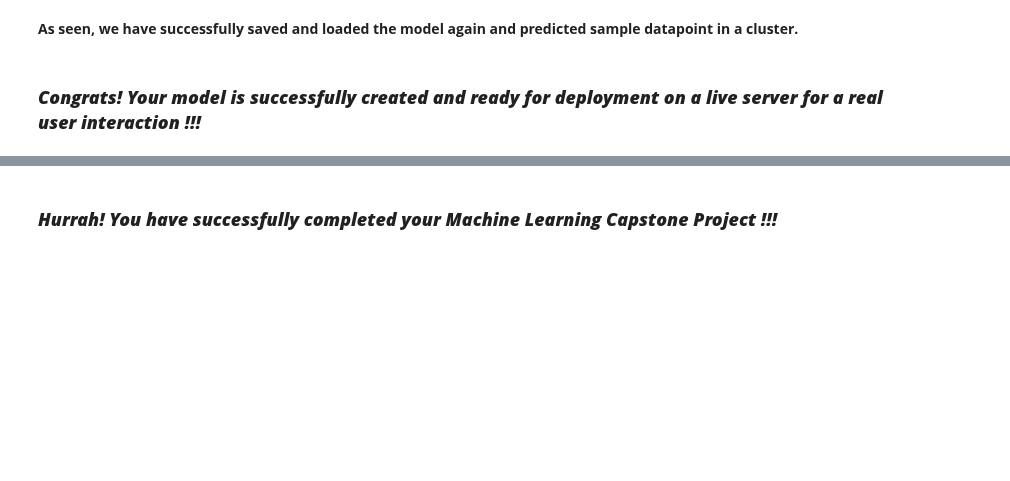
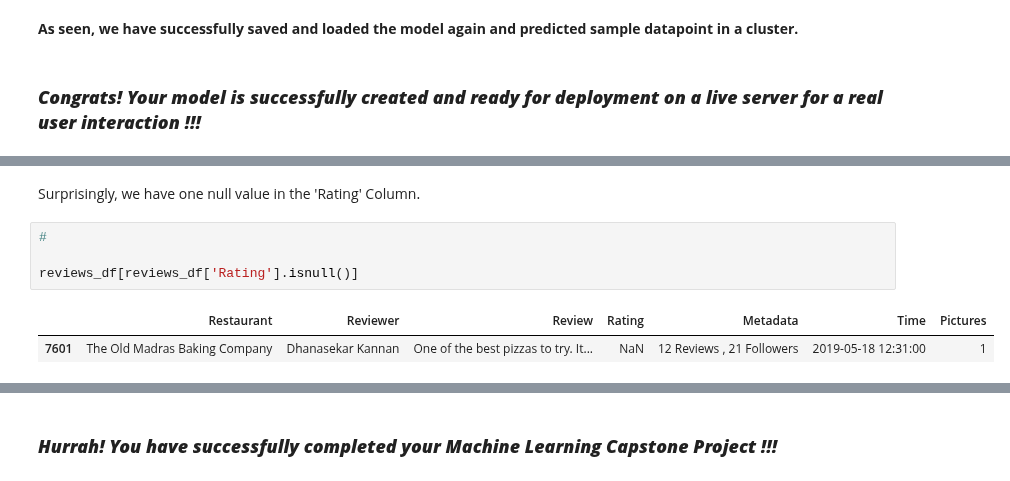
Before and after one commit to Ash99-commits/Unsupervised_ML_Zomato-Restaurant_Clustering_And_Sentiment_Analysis, a Jupyter notebook: Unsupervised_ML_Zomato_Restaurant_Clustering_And_Sentiment_Analysis_Ashwani_Kumar_Patra.ipynb, the cells around one changed output, grey strips where cells are left out. Cells and saved outputs as stored; diff of their text form; blank space fills up the shorter version.

```diff
--- a/Unsupervised_ML_Zomato_Restaurant_Clustering_And_Sentiment_Analysis_Ashwani_Kumar_Patra.ipynb
+++ b/Unsupervised_ML_Zomato_Restaurant_Clustering_And_Sentiment_Analysis_Ashwani_Kumar_Patra.ipynb
@@ -2773,0 +2805,9 @@ Write the conclusion here.
+# %% [markdown]
+Surprisingly, we have one null value in the 'Rating' Column.
+# %%
+#
+
+reviews_df[reviews_df['Rating'].isnull()]
+# %% [output]
+|  | Restaurant | Reviewer | Review | Rating | Metadata | Time | Pictures |
+| 7601 | The Old Madras Baking Company | Dhanasekar Kannan | One of the best pizzas to try. It... | NaN | 12 Reviews , 21 Followers | 2019-05-18 12:31:00 | 1 |
```
Also changed, not shown: parts of 13 cells of this notebook.
